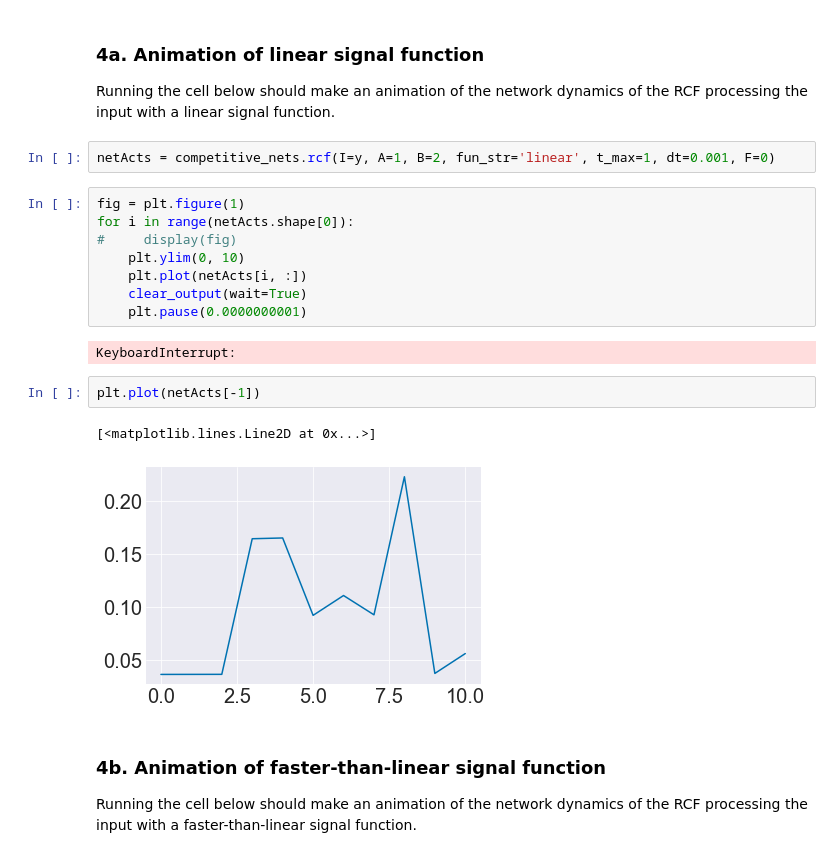
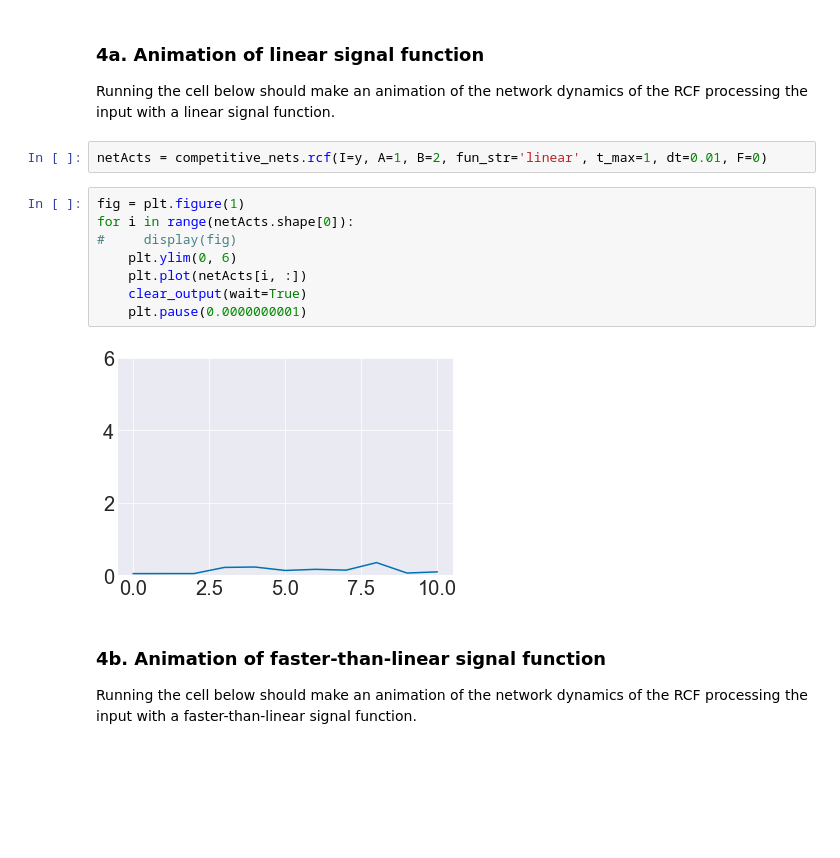
Before and after one commit to ejseal21/Computational-Neuroscience, a Jupyter notebook: Project3/CompNets.ipynb, the cells around one changed output. Drawn from its saved outputs; the diff is of its cells as text; blank space fills up the shorter version.

```diff
--- a/Project3/CompNets.ipynb
+++ b/Project3/CompNets.ipynb
@@ -514,22 +505,17 @@ plt.plot(y, c='b', lw="5")
 
 Running the cell below should make an animation of the network dynamics of the RCF processing the input with a linear signal function.
 # %%
-netActs = competitive_nets.rcf(I=y, A=1, B=2, fun_str='linear', t_max=1, dt=0.001, F=0)
+netActs = competitive_nets.rcf(I=y, A=1, B=2, fun_str='linear', t_max=1, dt=0.01, F=0)
 # %%
 fig = plt.figure(1)
 for i in range(netActs.shape[0]):
 #     display(fig)
-    plt.ylim(0, 10)
+    plt.ylim(0, 6)
     plt.plot(netActs[i, :])
     clear_output(wait=True)
     plt.pause(0.0000000001)
 # %% [output]
-KeyboardInterrupt:
+[figure, added]
-# %%
-plt.plot(netActs[-1])
-# %% [output]
-[<matplotlib.lines.Line2D at 0x...>]
-[figure, removed]
 # %% [markdown]
 ### 4b. Animation of faster-than-linear signal function
 Running the cell below should make an animation of the network dynamics of the RCF processing the input with a faster-than-linear signal function.
```
Also changed, not shown: parts of 7 cells of this notebook.
